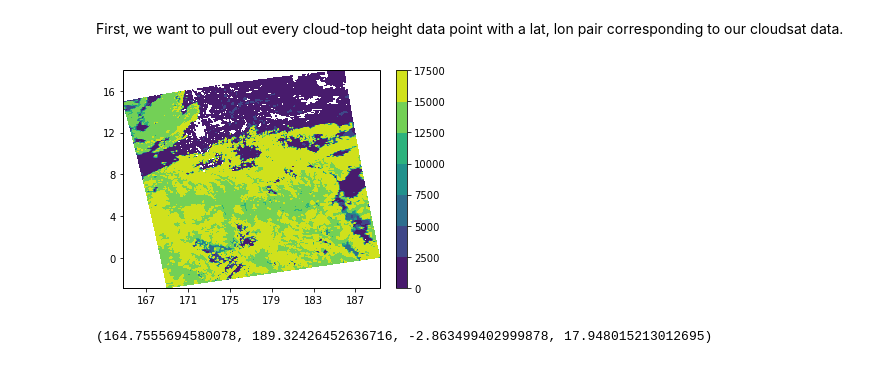
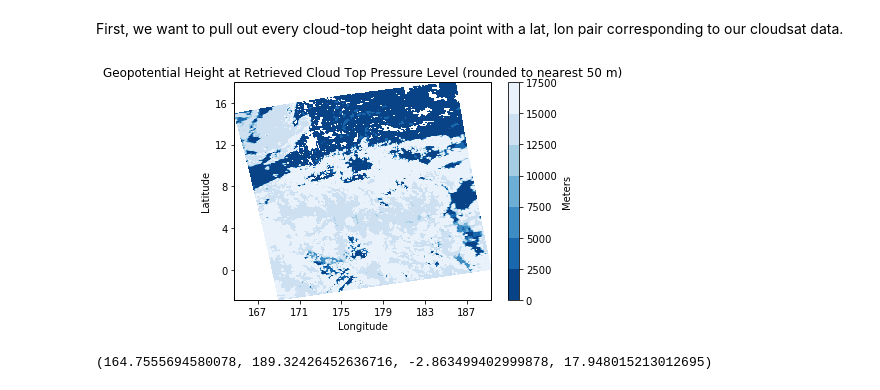
Before and after one commit to dcamron/radtran, a Jupyter notebook: radtran.ipynb, the cells around one changed output. Drawn from its saved outputs; the diff is of its cells as text; code cells hidden in the pictures.

```diff
--- a/radtran.ipynb
+++ b/radtran.ipynb
@@ -177,18 +177,22 @@ First, we want to pull out every cloud-top height data point with a lat, lon pai
 # %%
 import matplotlib.pyplot as plt
 import cartopy.crs as ccrs
 
 test = lon_m
 test[test < 0] = test[test < 0] + 360
 
 fig = plt.figure()
 ax = plt.axes(projection=ccrs.Mercator())
 ax.set_xticks(np.arange(163,192,4))
 ax.set_yticks(np.arange(-4,21,4))
-c = plt.contourf(test,lat_m,ct_m,transform=ccrs.Mercator())
+ax.set_xlabel('Longitude')
+ax.set_ylabel('Latitude')
+ax.set_title(ctname_m)
+c = plt.contourf(test,lat_m,ct_m,cmap='Blues_r',transform=ccrs.Mercator())
 cb = plt.colorbar(c)
+cb.set_label('Meters')
 # %% [output]
-[figure, old version]
+[figure, new version]
 # %%
 ax.get_extent()
 # %% [output]
```
